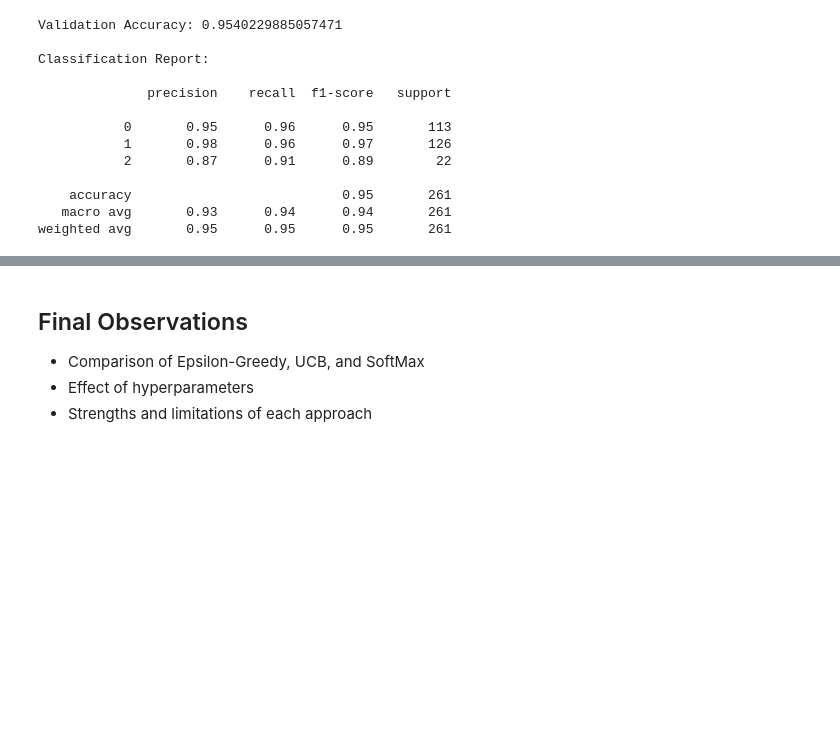
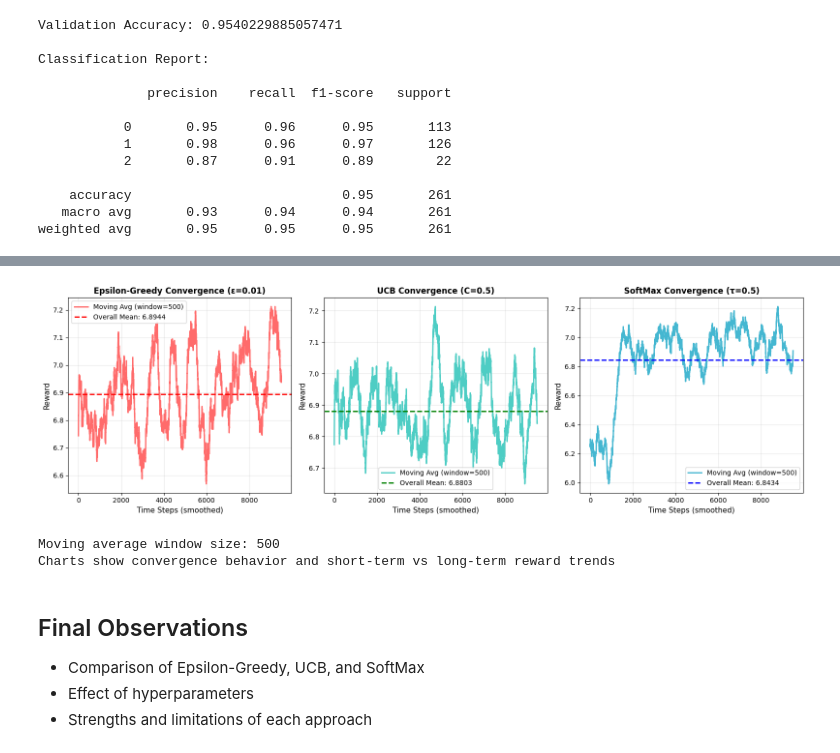
Before and after one commit to anoushkaa15/lab3-contextual-bandit, a Jupyter notebook: lab3_results_U20230076.ipynb, the cells around one changed output, grey strips where cells are left out. Saved outputs shown, nothing was run; the diff lists cells and outputs as text; code cells hidden in the pictures; blank space fills up the shorter version.

```diff
--- a/lab3_results_U20230076.ipynb
+++ b/lab3_results_U20230076.ipynb
@@ -799,3 +885,54 @@ plt.show()
+# %%
+# ===========================
+# Moving Average Reward: Convergence Behavior
+# ===========================
+
+window = 500  # Moving average window
+
+def moving_average(arr, window):
+    return np.convolve(arr, np.ones(window)/window, mode='valid')
+
+fig, axes = plt.subplots(1, 3, figsize=(16, 5))
+
+# Epsilon-Greedy
+moving_avg_eps = moving_average(rewards_eps, window)
+axes[0].plot(range(len(moving_avg_eps)), moving_avg_eps, linewidth=2, color='#FF6B6B', label=f'Moving Avg (window={window})')
+axes[0].axhline(y=np.mean(rewards_eps), color='red', linestyle='--', linewidth=2, label=f'Overall Mean: {np.mean(rewards_eps):.4f}')
+axes[0].set_xlabel("Time Steps (smoothed)", fontsize=11)
+axes[0].set_ylabel("Reward", fontsize=11)
+axes[0].set_title(f"Epsilon-Greedy Convergence (ε={best_eps_config})", fontsize=12, fontweight='bold')
+axes[0].legend(fontsize=10)
+axes[0].grid(True, alpha=0.3)
+
+# UCB
+moving_avg_ucb = moving_average(rewards_ucb, window)
+axes[1].plot(range(len(moving_avg_ucb)), moving_avg_ucb, linewidth=2, color='#4ECDC4', label=f'Moving Avg (window={window})')
+axes[1].axhline(y=np.mean(rewards_ucb), color='green', linestyle='--', linewidth=2, label=f'Overall Mean: {np.mean(rewards_ucb):.4f}')
+axes[1].set_xlabel("Time Steps (smoothed)", fontsize=11)
+axes[1].set_ylabel("Reward", fontsize=11)
+axes[1].set_title(f"UCB Convergence (C={best_ucb_config})", fontsize=12, fontweight='bold')
+axes[1].legend(fontsize=10)
+axes[1].grid(True, alpha=0.3)
+
+# SoftMax
+moving_avg_softmax = moving_average(rewards_softmax, window)
+axes[2].plot(range(len(moving_avg_softmax)), moving_avg_softmax, linewidth=2, color='#45B7D1', label=f'Moving Avg (window={window})')
+axes[2].axhline(y=np.mean(rewards_softmax), color='blue', linestyle='--', linewidth=2, label=f'Overall Mean: {np.mean(rewards_softmax):.4f}')
+axes[2].set_xlabel("Time Steps (smoothed)", fontsize=11)
+axes[2].set_ylabel("Reward", fontsize=11)
+axes[2].set_title(f"SoftMax Convergence (τ={best_softmax_config})", fontsize=12, fontweight='bold')
+axes[2].legend(fontsize=10)
+axes[2].grid(True, alpha=0.3)
+
+plt.tight_layout()
+plt.show()
+
+print(f"Moving average window size: {window}")
+print("Charts show convergence behavior and short-term vs long-term reward trends")
+# %% [output]
+[figure, added]
+Moving average window size: 500
+Charts show convergence behavior and short-term vs long-term reward trends
 # %% [markdown]
 ## Final Observations
 
```
Also changed, not shown: parts of 9 cells of this notebook.
